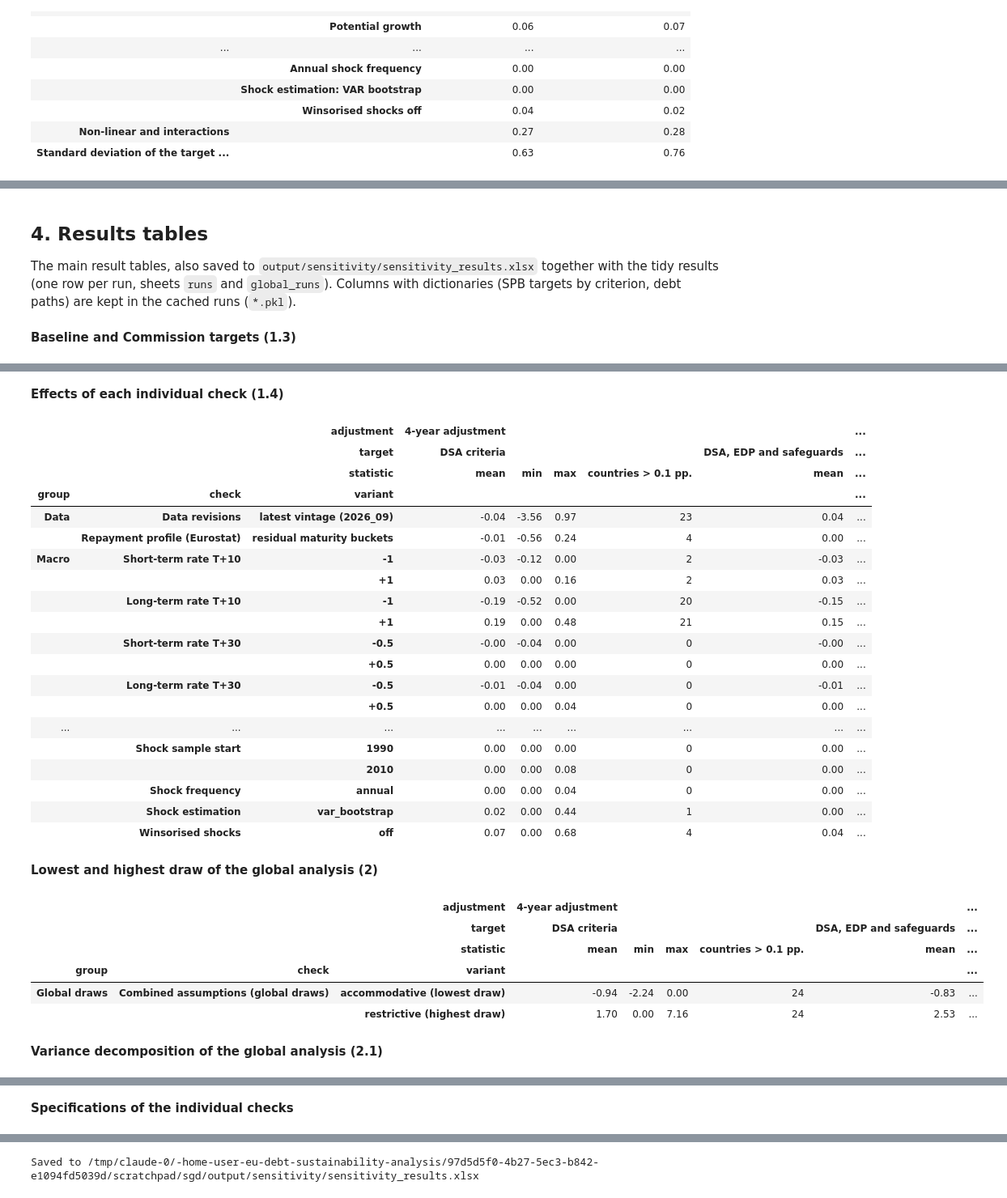
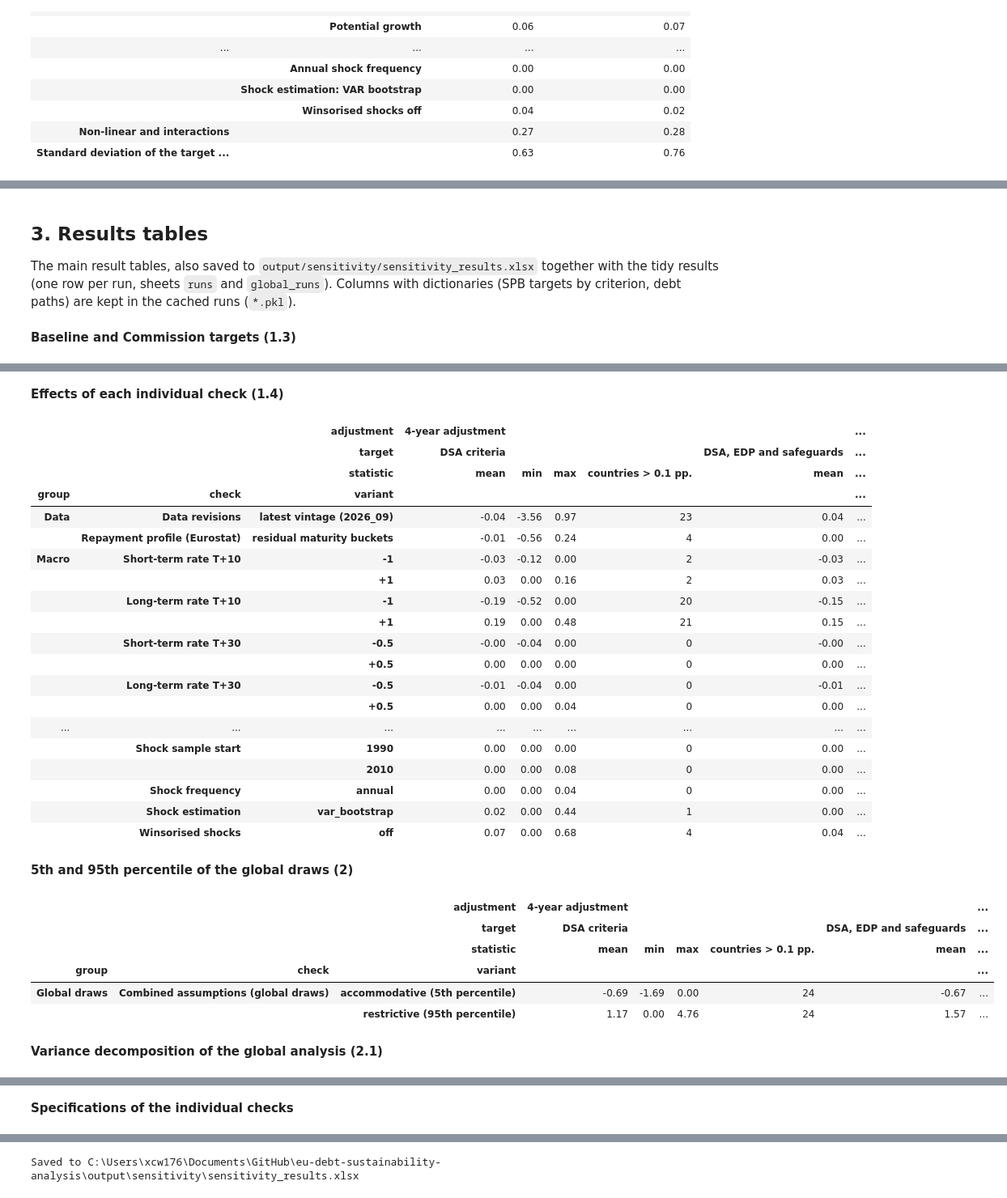
Before and after one commit to lennardwelslau/eu-debt-sustainability-analysis, a Jupyter notebook: code/exercises/sensitivity_analysis.ipynb, the cells around one changed output, grey strips where cells are left out. Shown at 81% size. Drawn from its saved outputs; the diff is of its cells as text; code cells hidden in the pictures.

Commit message:
sensitivity analysis update

```diff
--- a/code/exercises/sensitivity_analysis.ipynb
+++ b/code/exercises/sensitivity_analysis.ipynb
@@ -297,5 +266,5 @@ Written from the full run of the global analysis: where the baseline (Commission
 # %% [markdown]
-## 4. Results tables
+## 3. Results tables
 
 The main result tables, also saved to `output/sensitivity/sensitivity_results.xlsx` together with the tidy results (one row per run, sheets `runs` and `global_runs`). Columns with dictionaries (SPB targets by criterion, debt paths) are kept in the cached runs (`*.pkl`).
 # %%
@@ -303,7 +272,7 @@ The main result tables, also saved to `output/sensitivity/sensitivity_results.xl
 tables = {
     'Baseline and Commission targets (1.3)': table,
     'Effects of each individual check (1.4)': main_table,
-    'Lowest and highest draw of the global analysis (2)': combined_table,
+    '5th and 95th percentile of the global draws (2)': combined_table,
     'Variance decomposition of the global analysis (2.1)': variance,
     'Specifications of the individual checks': spec_table(oat_specs),
 }
@@ -312,7 +281,7 @@ for title, t in tables.items():
     with pd.option_context('display.max_rows', 200, 'display.max_colwidth', 70):
         display(t.round(2))
 
-# Save, with the annex table (section 5)
+# Save, with the annex table (section 4)
 annex = effects_table(oat, tuple(n for n in ADJUSTMENT_PERIODS if n != MAIN_PERIOD))
 flat = lambda df: df.drop(columns=[c for c in ['spb_target_dict', 'debt_path', 'dsa_debt_path'] if c in df])
 sheets = {'effects': main_table, 'annex_effects': annex, 'global_combinations': combined_table,
@@ -342,36 +311,36 @@ print(f"Saved to {OUTPUT_DIR / 'sensitivity_results.xlsx'}")
 | ROU | 0.47 | 0.27 | -0.20 | 0.47 | 0.27 | ... |
 | SVK | 0.94 | 0.82 | -0.12 | 0.94 | 0.82 | ... |
 | SVN | 0.52 | 0.52 | 0.00 | 0.52 | 0.52 | ... |
 | ESP | 2.59 | 2.59 | 0.00 | 2.59 | 2.59 | ... |
 | SWE | NaN | -1.75 | NaN | -0.83 | -0.74 | ... |
 **Effects of each individual check (1.4)**
 |  |  | adjustment | 4-year adjustment |  |  |  |  | ... |
 |  |  | target | DSA criteria |  |  |  | DSA, EDP and safeguards | ... |
 |  |  | statistic | mean | min | max | countries > 0.1 pp. | mean | ... |
 | group | check | variant |  |  |  |  |  | ... |
 | Data | Data revisions | latest vintage (2026_09) | -0.04 | -3.56 | 0.97 | 23 | 0.04 | ... |
 |  | Repayment profile (Eurostat) | residual maturity buckets | -0.01 | -0.56 | 0.24 | 4 | 0.00 | ... |
 | Macro | Short-term rate T+10 | -1 | -0.03 | -0.12 | 0.00 | 2 | -0.03 | ... |
 |  |  | +1 | 0.03 | 0.00 | 0.16 | 2 | 0.03 | ... |
 |  | Long-term rate T+10 | -1 | -0.19 | -0.52 | 0.00 | 20 | -0.15 | ... |
 |  |  | +1 | 0.19 | 0.00 | 0.48 | 21 | 0.15 | ... |
 |  | Short-term rate T+30 | -0.5 | -0.00 | -0.04 | 0.00 | 0 | -0.00 | ... |
 |  |  | +0.5 | 0.00 | 0.00 | 0.00 | 0 | 0.00 | ... |
 |  | Long-term rate T+30 | -0.5 | -0.01 | -0.04 | 0.00 | 0 | -0.01 | ... |
 |  |  | +0.5 | 0.00 | 0.00 | 0.04 | 0 | 0.00 | ... |
 | ... | ... | ... | ... | ... | ... | ... | ... | ... |
 |  | Shock sample start | 1990 | 0.00 | 0.00 | 0.00 | 0 | 0.00 | ... |
 |  |  | 2010 | 0.00 | 0.00 | 0.08 | 0 | 0.00 | ... |
 |  | Shock frequency | annual | 0.00 | 0.00 | 0.04 | 0 | 0.00 | ... |
 |  | Shock estimation | var_bootstrap | 0.02 | 0.00 | 0.44 | 1 | 0.00 | ... |
 |  | Winsorised shocks | off | 0.07 | 0.00 | 0.68 | 4 | 0.04 | ... |
-**Lowest and highest draw of the global analysis (2)**
+**5th and 95th percentile of the global draws (2)**
 |  |  | adjustment | 4-year adjustment |  |  |  |  | ... |
 |  |  | target | DSA criteria |  |  |  | DSA, EDP and safeguards | ... |
 |  |  | statistic | mean | min | max | countries > 0.1 pp. | mean | ... |
 | group | check | variant |  |  |  |  |  | ... |
-| Global draws | Combined assumptions (global draws) | accommodative (lowest draw) | -0.94 | -2.24 | 0.00 | 24 | -0.83 | ... |
-|  |  | restrictive (highest draw) | 1.70 | 0.00 | 7.16 | 24 | 2.53 | ... |
+| Global draws | Combined assumptions (global draws) | accommodative (5th percentile) | -0.69 | -1.69 | 0.00 | 24 | -0.67 | ... |
+|  |  | restrictive (95th percentile) | 1.17 | 0.00 | 4.76 | 24 | 1.57 | ... |
 **Variance decomposition of the global analysis (2.1)**
 |  |  | 4-year adjustment |  |
 |  |  | DSA criteria | DSA, EDP and safeguards |
@@ -410,5 +379,5 @@ print(f"Saved to {OUTPUT_DIR / 'sensitivity_results.xlsx'}")
 | noise:seed:7 | Noise | Random seed | 7 |  |  |  |  |  | ... |
 | noise:seed:8 | Noise | Random seed | 8 |  |  |  |  |  | ... |
 | noise:seed:9 | Noise | Random seed | 9 |  |  |  |  |  | ... |
-Saved to /tmp/claude-0/-home-user-eu-debt-sustainability-analysis/97d5d5f0-4b27-5ec3-b842-e1094fd5039d/scratchpad/sgd/output/sensitivity/sensitivity_results.xlsx
+Saved to C:\Users\xcw176\Documents\GitHub\eu-debt-sustainability-analysis\output\sensitivity\sensitivity_results.xlsx
 # %% [markdown]
```
Also changed, not shown: parts of 11 cells of this notebook, 2 other files.
